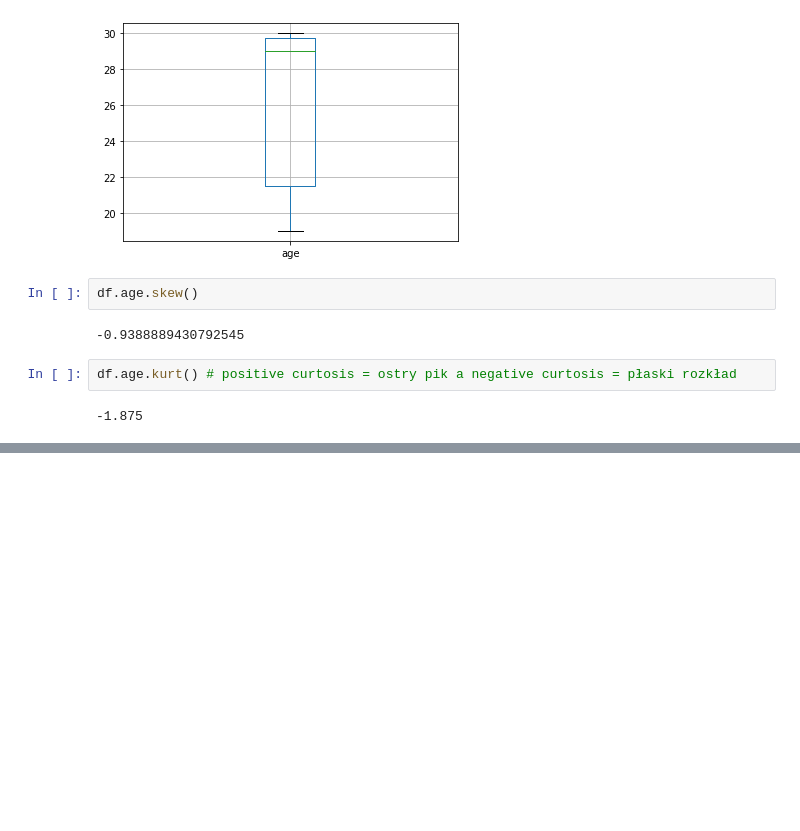
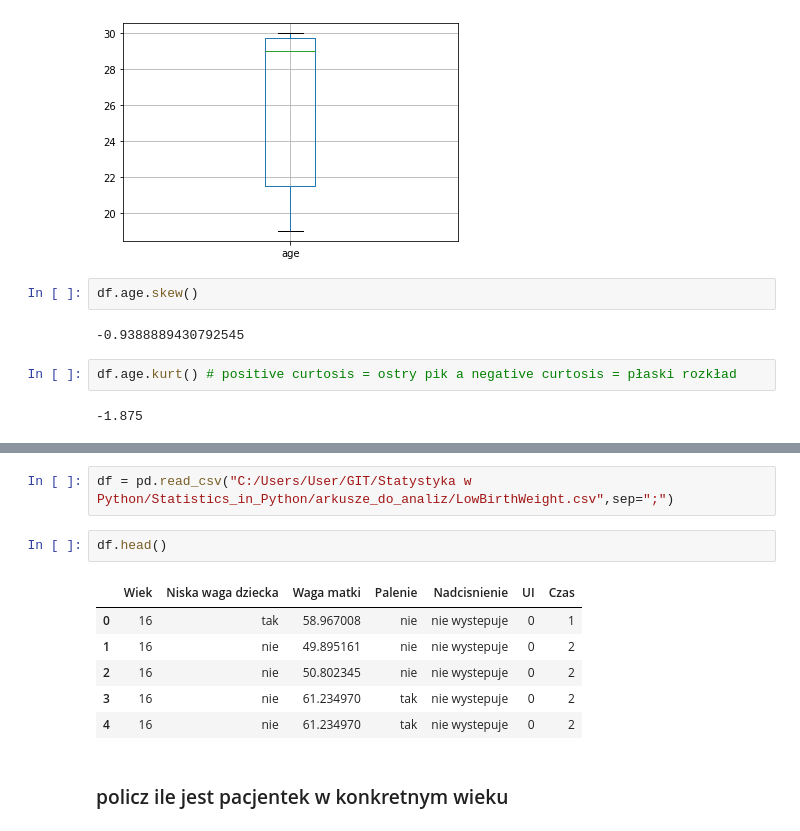
Before and after one commit to AgnesGru/Statistics_in_Python, a Jupyter notebook: Data Analysis.ipynb, the cells around one changed output, grey strips where cells are left out. Cells and saved outputs as stored; diff of their text form; blank space fills up the shorter version.

```diff
--- a/Data Analysis.ipynb
+++ b/Data Analysis.ipynb
@@ -191,0 +216,13 @@ df.age.kurt() # positive curtosis = ostry pik a negative curtosis = płaski rozk
+# %%
+df = pd.read_csv("C:/Users/User/GIT/Statystyka w Python/Statistics_in_Python/arkusze_do_analiz/LowBirthWeight.csv",sep=";")
+# %%
+df.head()
+# %% [output]
+|  | Wiek | Niska waga dziecka | Waga matki | Palenie | Nadcisnienie | UI | Czas |
+| 0 | 16 | tak | 58.967008 | nie | nie wystepuje | 0 | 1 |
+| 1 | 16 | nie | 49.895161 | nie | nie wystepuje | 0 | 2 |
+| 2 | 16 | nie | 50.802345 | nie | nie wystepuje | 0 | 2 |
+| 3 | 16 | nie | 61.234970 | tak | nie wystepuje | 0 | 2 |
+| 4 | 16 | nie | 61.234970 | tak | nie wystepuje | 0 | 2 |
+# %% [markdown]
+### policz ile jest pacjentek w konkretnym wieku
```
Also changed, not shown: parts of 10 cells of this notebook, 3 other files.
